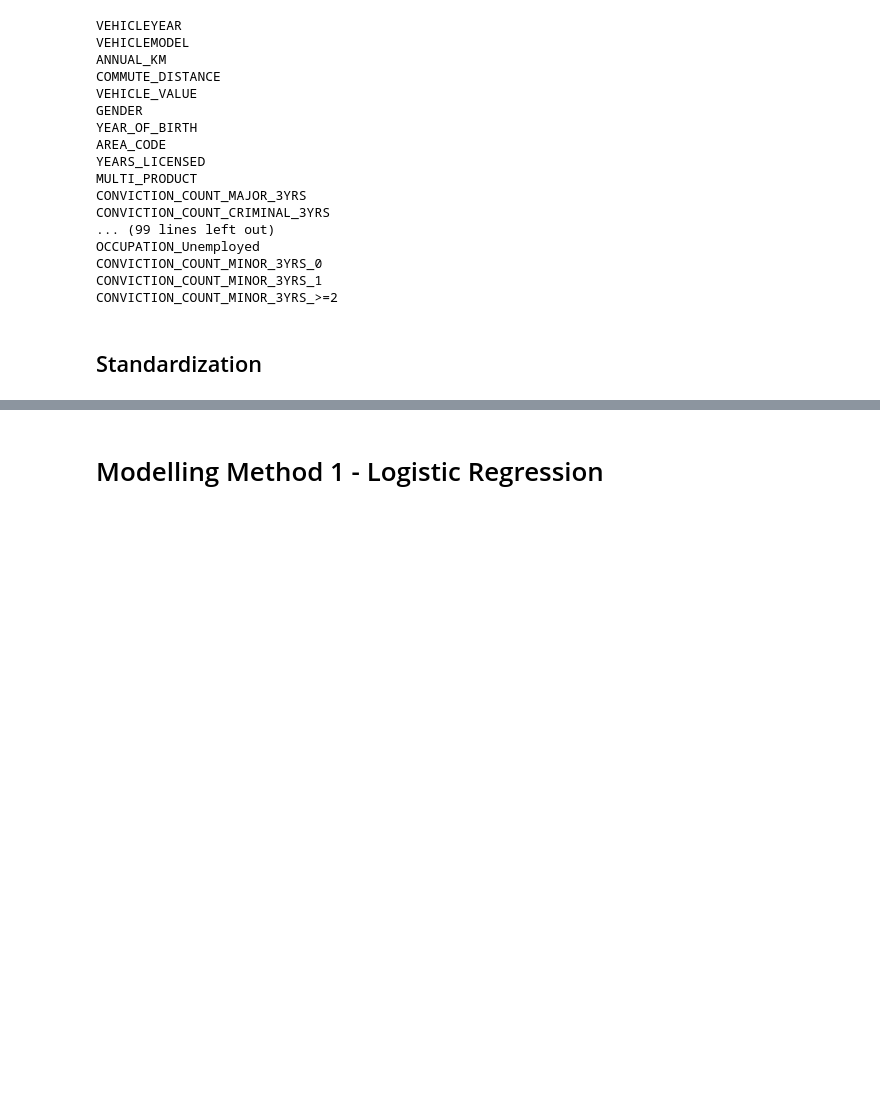
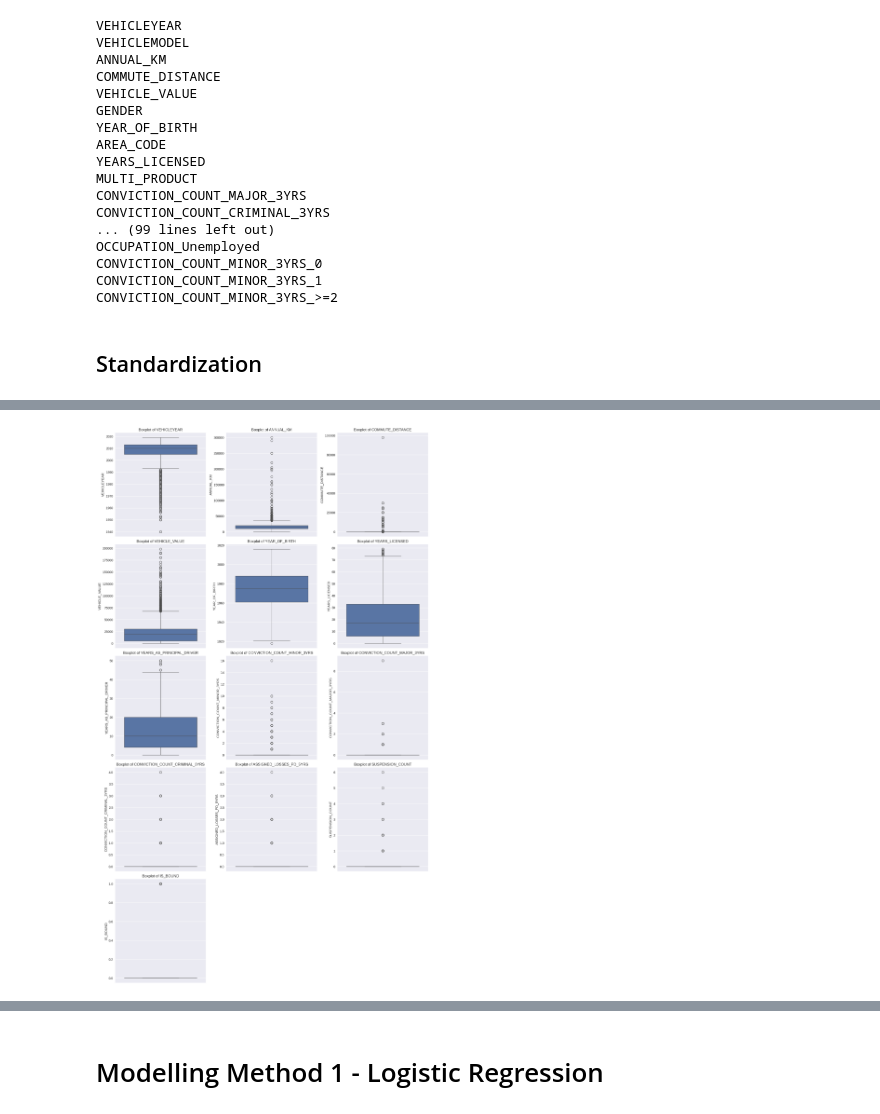
Before and after one commit to TheGooseGuy/Insurance-Product-Prediction, a Jupyter notebook: Data_preprocessing.ipynb, the cells around one changed output, grey strips where cells are left out. Cells and saved outputs as stored; diff of their text form; code cells hidden in the pictures; blank space fills up the shorter version.

```diff
--- a/Data_preprocessing.ipynb
+++ b/Data_preprocessing.ipynb
@@ -525,0 +581,45 @@ y = train_data_standardized['IS_BOUND']
+# %%
+index_to_drop = train_data[train_data['COMMUTE_DISTANCE']>=601].index
+# Dropping the abnormal points from the training data
+train_df = train_data.drop(index_to_drop, axis=0)
+
+index_to_drop = train_data[train_data['ANNUAL_KM']>300000].index
+# Dropping the abnormal points from the training data
+train_data = train_data.drop(index_to_drop, axis=0)
+
+index_to_drop = train_data[train_data['VEHICLEYEAR']<1940].index
+# Dropping the abnormal points from the training data
+train_data = train_data.drop(index_to_drop, axis=0)
+
+index_to_drop = train_data[train_data['VEHICLE_VALUE']>=200000].index
+# Dropping the abnormal points from the training data
+train_data = train_data.drop(index_to_drop, axis=0)
+
+index_to_drop = train_data[train_data['YEARS_LICENSED']>=80].index
+# Dropping the abnormal points from the training data
+train_data = train_data.drop(index_to_drop, axis=0)
+
+index_to_drop = train_data[(train_data['YEAR_OF_BIRTH']==9999)].index
+# Dropping the abnormal points from the training data
+train_data = train_data.drop(index_to_drop, axis=0)
+# %%
+# Creating Subplots Grid
+
+fig, axes = plt.subplots(nrows=(len(num_cols) // 3) + 1, ncols=3, figsize=(15, 5 * ((len(num_cols) // 3) + 1)))
+
+# Flattening axes for easy iteration
+axes = axes.flatten()
+
+# plotting each numeric column against 'is_bound'
+for i, col in enumerate(num_cols):
+    sns.boxplot(y =train_data[col], ax=axes[i])
+    axes[i].set_title(f'Boxplot of {col}')
+
+# Hiding any extra subplots where numeric columns are not a multiple of 3
+for i in range(len(num_cols), len(axes)):
+    fig.delaxes(axes[i])
+
+plt.tight_layout()
+plt.show()
+# %% [output]
+[figure, added]
```
Also changed, not shown: parts of 28 cells of this notebook.
